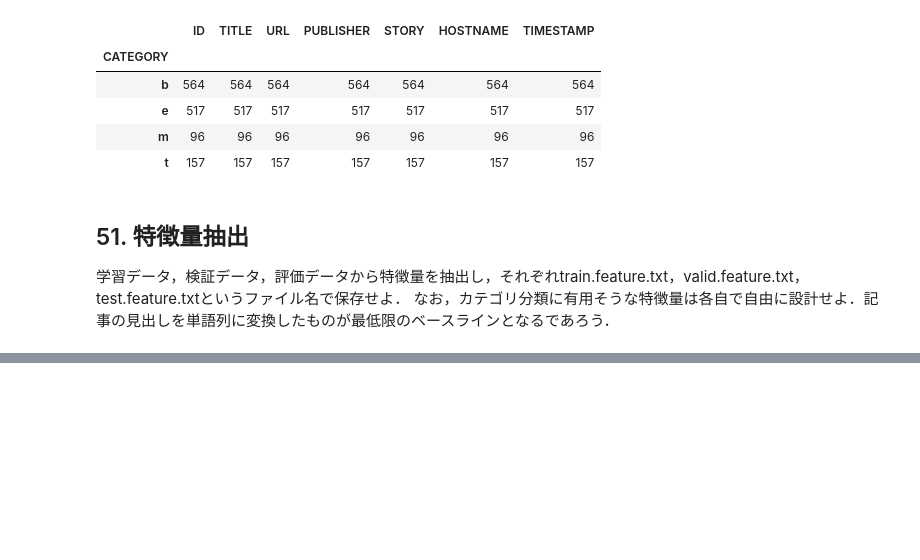
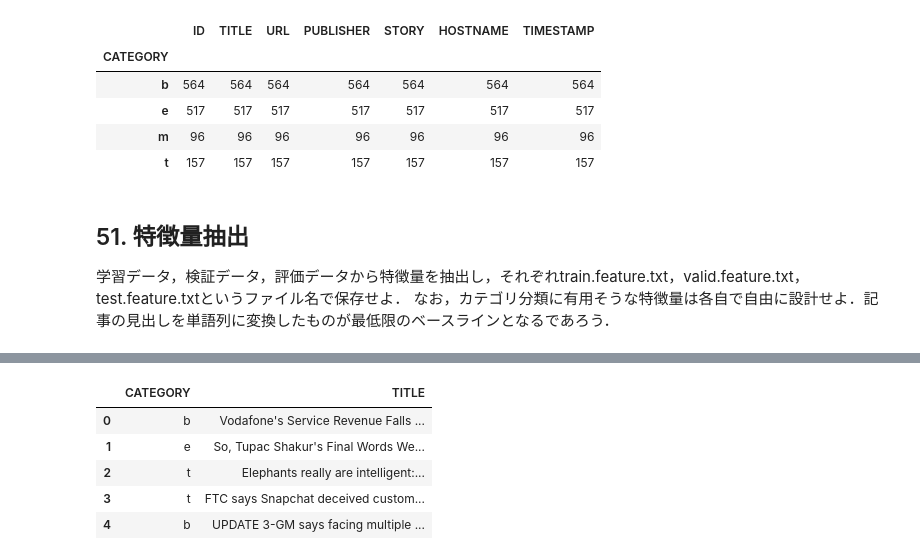
Before and after one commit to Kazuya-Minakuchi/natural_language_processing_100_knocks, a Jupyter notebook: notebooks/06_machine_learning.ipynb, the cells around one changed output, grey strips where cells are left out. Drawn from its saved outputs; the diff is of its cells as text; code cells hidden in the pictures; blank space fills up the shorter version.

```diff
--- a/notebooks/06_machine_learning.ipynb
+++ b/notebooks/06_machine_learning.ipynb
@@ -170,0 +201,13 @@ df_test.groupby('CATEGORY').count()
+# %%
+# 学習データ，検証データ，評価データ読み込み
+df_train = pd.read_csv('train.txt', sep='\t')
+df_valid = pd.read_csv('valid.txt', sep='\t')
+df_test = pd.read_csv('test.txt', sep='\t')
+df_test.head()
+# %% [output]
+|  | CATEGORY | TITLE |
+| 0 | b | Vodafone's Service Revenue Falls ... |
+| 1 | e | So, Tupac Shakur's Final Words We... |
+| 2 | t | Elephants really are intelligent:... |
+| 3 | t | FTC says Snapchat deceived custom... |
+| 4 | b | UPDATE 3-GM says facing multiple ... |
```
Also changed, not shown: parts of 15 cells of this notebook.
